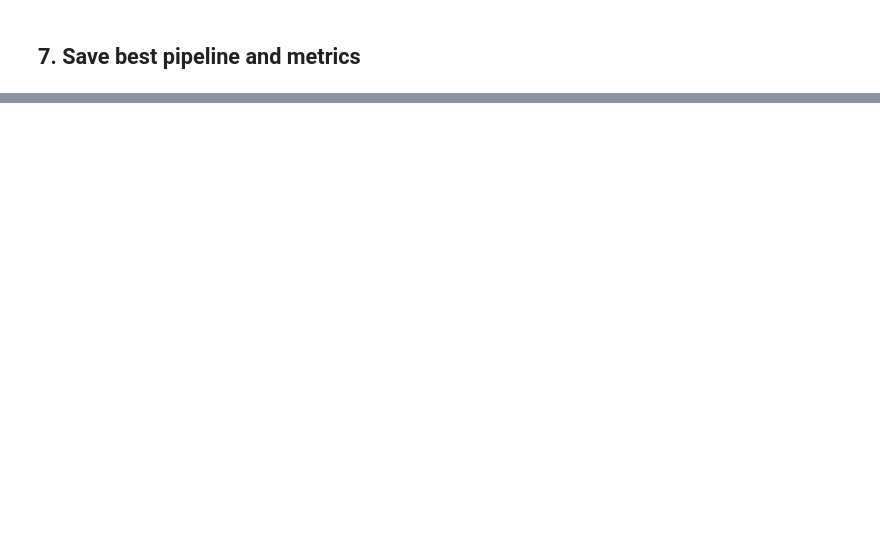
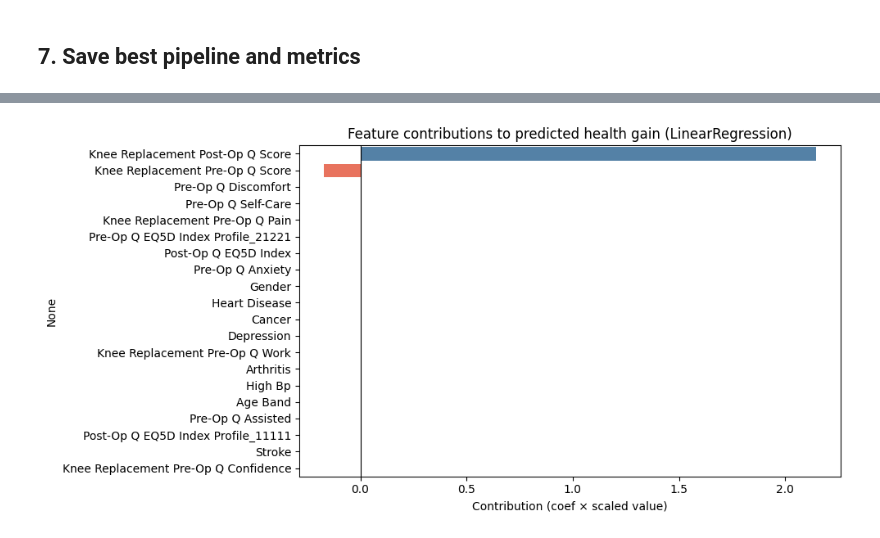
Before and after one commit to LALITAMITTAL18/EAISI-NHS, a Jupyter notebook: notebooks/Experiment/Knee/3.2-Data-Modelling-Regression.ipynb, the cells around one changed output, grey strips where cells are left out. Saved outputs shown, nothing was run; the diff lists cells and outputs as text; code cells hidden in the pictures; blank space fills up the shorter version.

```diff
--- a/notebooks/Experiment/Knee/3.2-Data-Modelling-Regression.ipynb
+++ b/notebooks/Experiment/Knee/3.2-Data-Modelling-Regression.ipynb
@@ -396,0 +448,79 @@ print('Saved test metrics to', metrics_path)
+# %%
+# ── Build a dummy patient using median (numeric) and mode (categorical) from training data ──
+dummy = {}
+for col in numeric_cols:
+    dummy[col] = [X_train[col].median()]
+for col in cat_cols:
+    dummy[col] = [X_train[col].mode()[0]]
+
+dummy_df = pd.DataFrame(dummy)
+
+print("=== Dummy Patient Profile ===")
+display(dummy_df.T.rename(columns={0: 'Value'}))
+
+# ── Predict health gain ──
+predicted_gain = best_pipeline.predict(dummy_df)[0]
+print(f"\n>>> Predicted Health Gain: {predicted_gain:.4f}")
+
+avg_gain = y_train.mean()
+diff = predicted_gain - avg_gain
+direction = "ABOVE" if diff > 0 else "BELOW"
+print(f"    Average health gain in training data: {avg_gain:.4f}")
+print(f"    This patient is {direction} average by {abs(diff):.4f} points\n")
+
+# ── Explain WHY: show top feature contributions ──
+model_step = best_pipeline.named_steps['model']
+
+if hasattr(model_step, 'coef_'):
+    # Linear model: contribution = coef * scaled_value
+    transformed = best_pipeline.named_steps['pre'].transform(dummy_df)[0]
+    contributions = pd.Series(model_step.coef_ * transformed, index=feature_names)
+    top_pos = contributions.sort_values(ascending=False).head(5)
+    top_neg = contributions.sort_values().head(5)
+
+    print("=== Top 5 features INCREASING the predicted health gain ===")
+    for feat, val in top_pos.items():
+        raw_val = dummy_df[feat].values[0] if feat in dummy_df.columns else "encoded"
+        print(f"  + {feat:<45} raw={raw_val!r:<10}  contribution={val:+.4f}")
+
+    print("\n=== Top 5 features DECREASING the predicted health gain ===")
+    for feat, val in top_neg.items():
+        raw_val = dummy_df[feat].values[0] if feat in dummy_df.columns else "encoded"
+        print(f"  - {feat:<45} raw={raw_val!r:<10}  contribution={val:+.4f}")
+
+    # Bar chart of all contributions
+    plt.figure(figsize=(10, 5))
+    sorted_contrib = contributions.abs().sort_values(ascending=False).head(20)
+    colors = ['steelblue' if contributions[f] >= 0 else 'tomato' for f in sorted_contrib.index]
+    sns.barplot(x=contributions[sorted_contrib.index].values,
+                y=sorted_contrib.index, palette=colors)
+    plt.axvline(0, color='black', linewidth=0.8)
+    plt.title(f'Feature contributions to predicted health gain ({best_name})')
+    plt.xlabel('Contribution (coef × scaled value)')
+    plt.tight_layout()
+    plt.show()
+
+elif hasattr(model_step, 'feature_importances_'):
+    importances = pd.Series(model_step.feature_importances_, index=feature_names).sort_values(ascending=False)
+    print("=== Top 10 most important features for this model ===")
+    for feat, imp in importances.head(10).items():
+        raw_val = dummy_df[feat].values[0] if feat in dummy_df.columns else "encoded"
+        print(f"  {feat:<45} patient_value={raw_val!r:<10}  importance={imp:.4f}")
+
+# ── SHAP waterfall for this single patient (if available) ──
+if shap is not None:
+    X_train_t = best_pipeline.named_steps['pre'].transform(X_train)
+    X_dummy_t = best_pipeline.named_steps['pre'].transform(dummy_df)
+    explainer = shap.Explainer(model_step, X_train_t)
+    shap_vals = explainer(X_dummy_t)
+
+    print("\n=== SHAP Waterfall: step-by-step explanation for the dummy patient ===")
+    shap.plots.waterfall(shap_vals[0], max_display=15, show=True)
+else:
+    print("\nTip: restart kernel and re-run to enable SHAP waterfall explanation.")
+
+print("\n=== Plain English Summary ===")
+print(f"The model predicts this patient will gain {predicted_gain:.2f} points on the knee health score after surgery.")
+print(f"This is {'higher' if diff > 0 else 'lower'} than the average patient gain of {avg_gain:.2f}.")
+print("The most influential features (shown above) are the ones that pushed the prediction up or down the most.")
+# %% [output]
@@ -396,0 +565 @@ print('Saved test metrics to', metrics_path)
+[figure, added]
```
Also changed, not shown: parts of 9 cells of this notebook, 3 other files.
